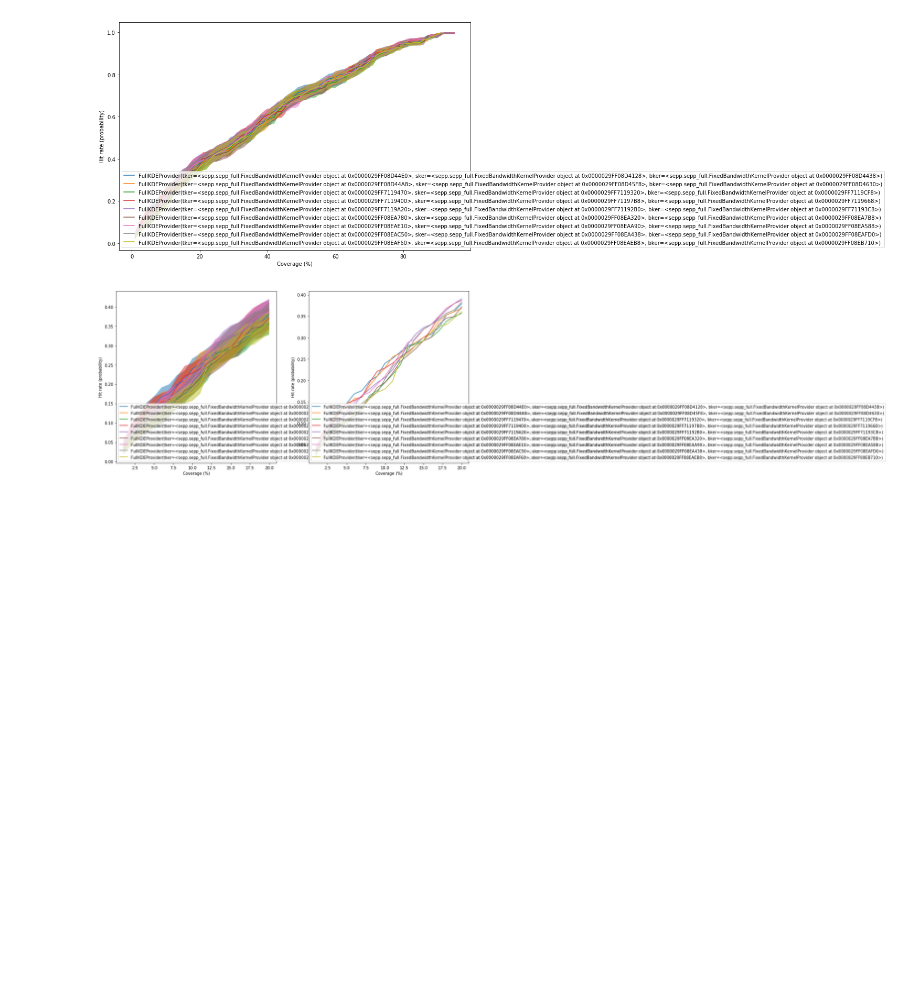
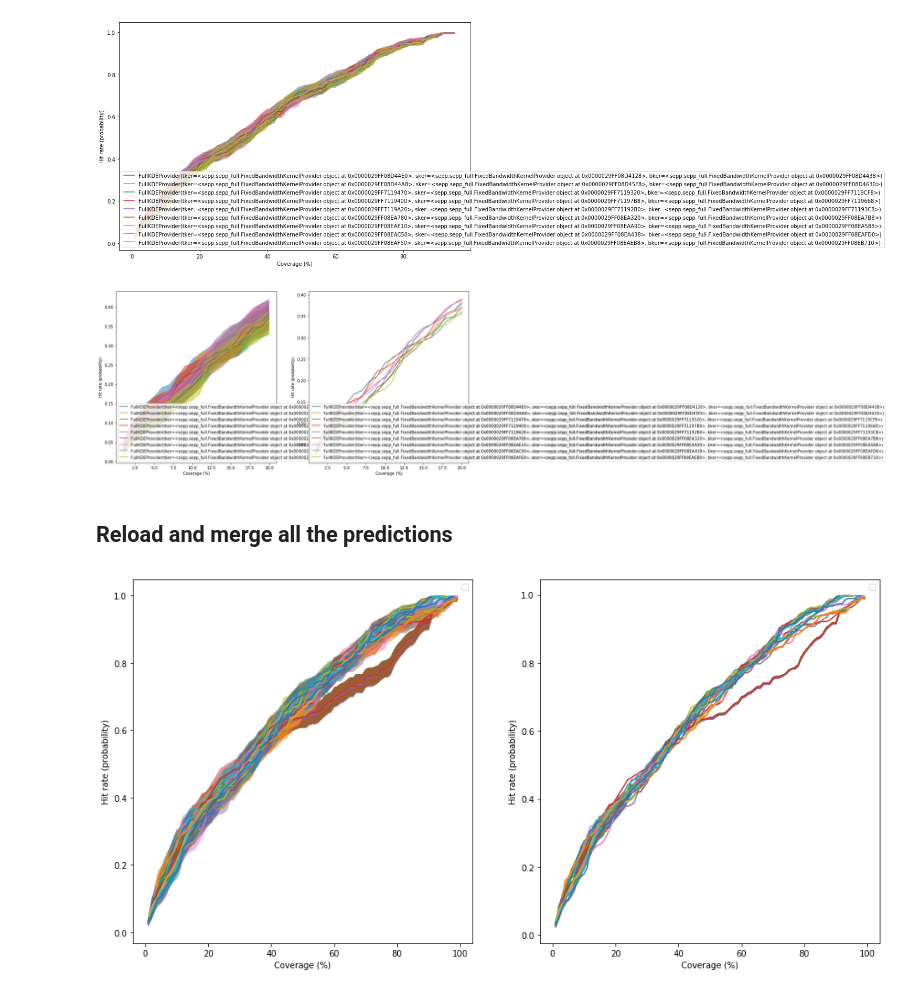
Before and after one commit to MatthewDaws/SEPP, a Jupyter notebook: notebooks/predictions/Reload north.ipynb, the cells around one changed output. Cells and saved outputs as stored; diff of their text form; code cells hidden in the pictures; blank space fills up the shorter version.

```diff
--- a/notebooks/predictions/Reload north.ipynb
+++ b/notebooks/predictions/Reload north.ipynb
@@ -57,3 +60,18 @@ analysis.plot_betas(betas, axes[0], range(1,21))
 analysis.plot_betas(betas, axes[1], range(1,21), False)
 # %% [output]
 [figure]
+# %% [markdown]
+## Reload and merge all the predictions
+# %%
+betas = analysis.hit_counts_to_beta("north.csv")
+for name in ["north1.csv", "north2.csv", "north3.csv"]:
+    b = analysis.hit_counts_to_beta(name)
+    betas.update(b)
+# %%
+fig, axes = plt.subplots(ncols=2, figsize=(16,8))
+analysis.plot_betas(betas, axes[0])
+analysis.plot_betas(betas, axes[1], plot_sds=False)
+for ax in axes:
+    ax.legend([])
+# %% [output]
+[figure, added]
```
Also changed, not shown: parts of 6 cells of this notebook, 5 other files.
